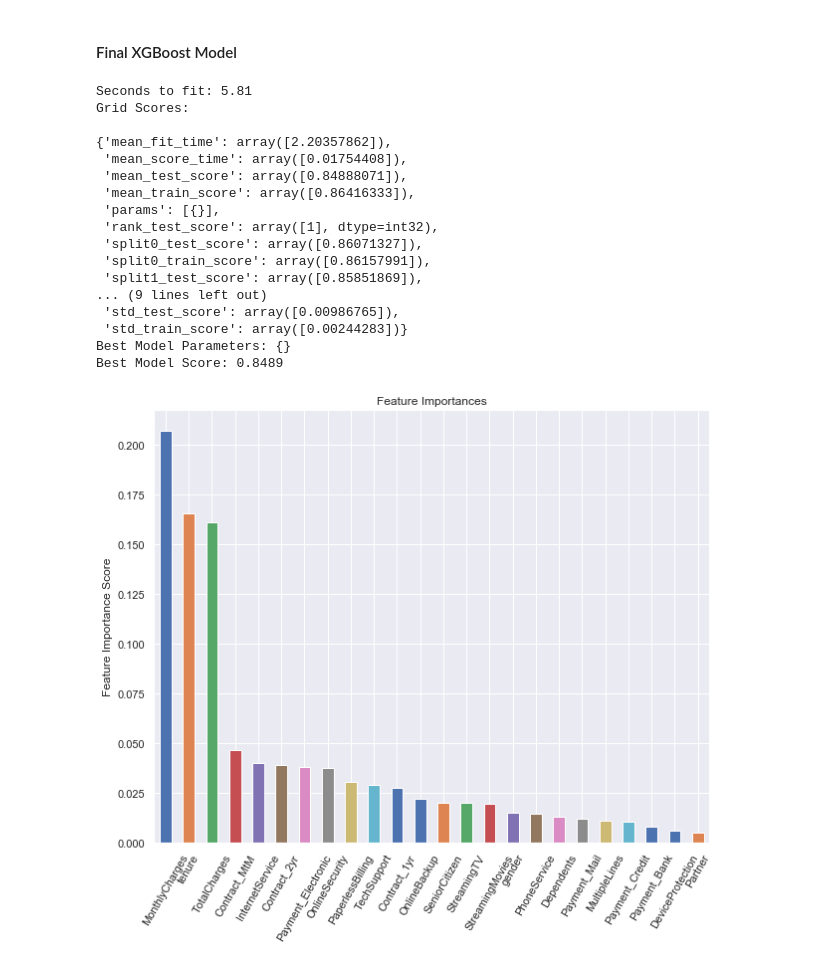
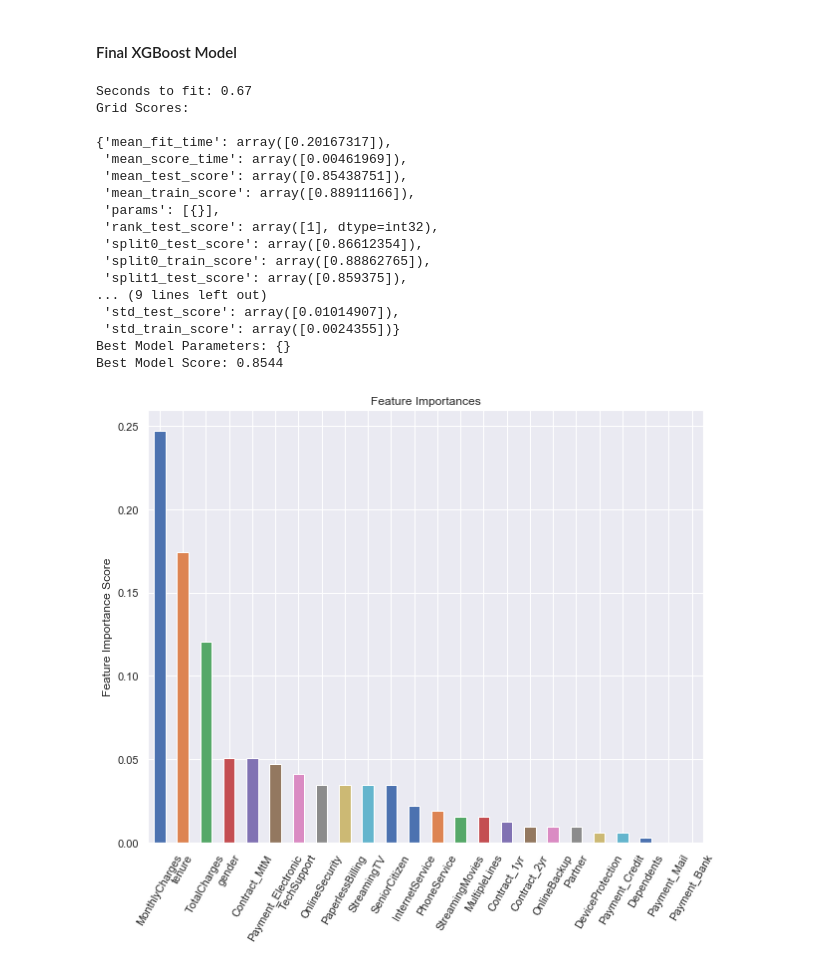
Before and after one commit to blairdev1023/telco_churn, a Jupyter notebook: src/Modeling_Boosting.ipynb, the cells around one changed output. Cells and saved outputs as stored; diff of their text form; code cells hidden in the pictures.

```diff
--- a/src/Modeling_Boosting.ipynb
+++ b/src/Modeling_Boosting.ipynb
@@ -27,13 +26,16 @@ pp = PrettyPrinter()
 df = pd.read_csv('../data/telco_churn_numeric.csv')
 # %%
 # Seperate Train and Test
-target = df['Churn']
+full_target = df['Churn']
 train_cols = [col for col in df.columns[1:] if col != 'Churn']
-train = df[train_cols]
+full_train = df[train_cols]
 
 # Standardize
 scaler = StandardScaler()
-train = pd.DataFrame(scaler.fit_transform(train), columns=train.columns)
+full_train = pd.DataFrame(scaler.fit_transform(full_train), columns=full_train.columns)
+
+# Train Test Split
+train_x, test_x, train_y, test_y = train_test_split(full_train, full_target, random_state=42)
 # %%
 def grid_classifier(model, train, target, parameters={}, cv=5, timed=True, feat_imp=False):
     '''
@@ -1130,30 +1105,28 @@ GridSearchCV(cv=5, error_score='raise',
 # %%
 model = XGBClassifier(
     random_state=42,
-    n_estimators=240,
-    min_child_weight=6,
-    subsample=0.6,
-    colsample_bytree=0.5,
-    learning_rate=0.025
+    n_estimators=60,
+    min_child_weight=18,
+    learning_rate=0.1
 )
 
-xgb_gsearch = grid_classifier(model, train, target, feat_imp=True)
+xgb_gsearch = grid_classifier(model, test_x, test_y, feat_imp=True)
 # %% [output]
-Seconds to fit: 5.81
+Seconds to fit: 0.67
 Grid Scores:
 
-{'mean_fit_time': array([2.20357862]),
- 'mean_score_time': array([0.01754408]),
- 'mean_test_score': array([0.84888071]),
- 'mean_train_score': array([0.86416333]),
+{'mean_fit_time': array([0.20167317]),
+ 'mean_score_time': array([0.00461969]),
+ 'mean_test_score': array([0.85438751]),
+ 'mean_train_score': array([0.88911166]),
  'params': [{}],
  'rank_test_score': array([1], dtype=int32),
- 'split0_test_score': array([0.86071327]),
- 'split0_train_score': array([0.86157991]),
- 'split1_test_score': array([0.85851869]),
+ 'split0_test_score': array([0.86612354]),
+ 'split0_train_score': array([0.88862765]),
+ 'split1_test_score': array([0.859375]),
 ... (9 lines left out)
- 'std_test_score': array([0.00986765]),
- 'std_train_score': array([0.00244283])}
+ 'std_test_score': array([0.01014907]),
+ 'std_train_score': array([0.0024355])}
 Best Model Parameters: {}
-Best Model Score: 0.8489
+Best Model Score: 0.8544
-[figure, old version]
+[figure, new version]
```
Also changed, not shown: parts of 80 cells of this notebook.
